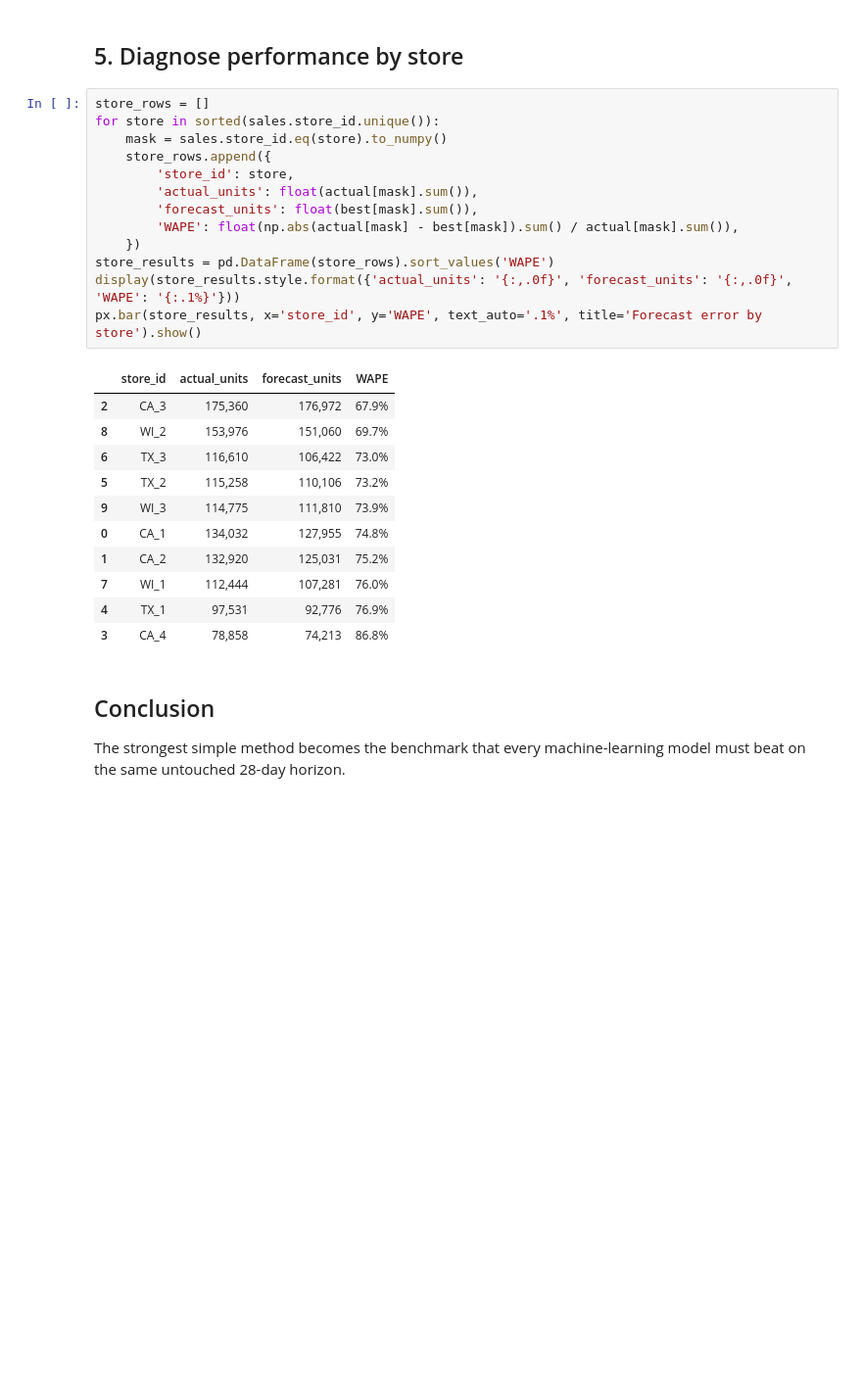
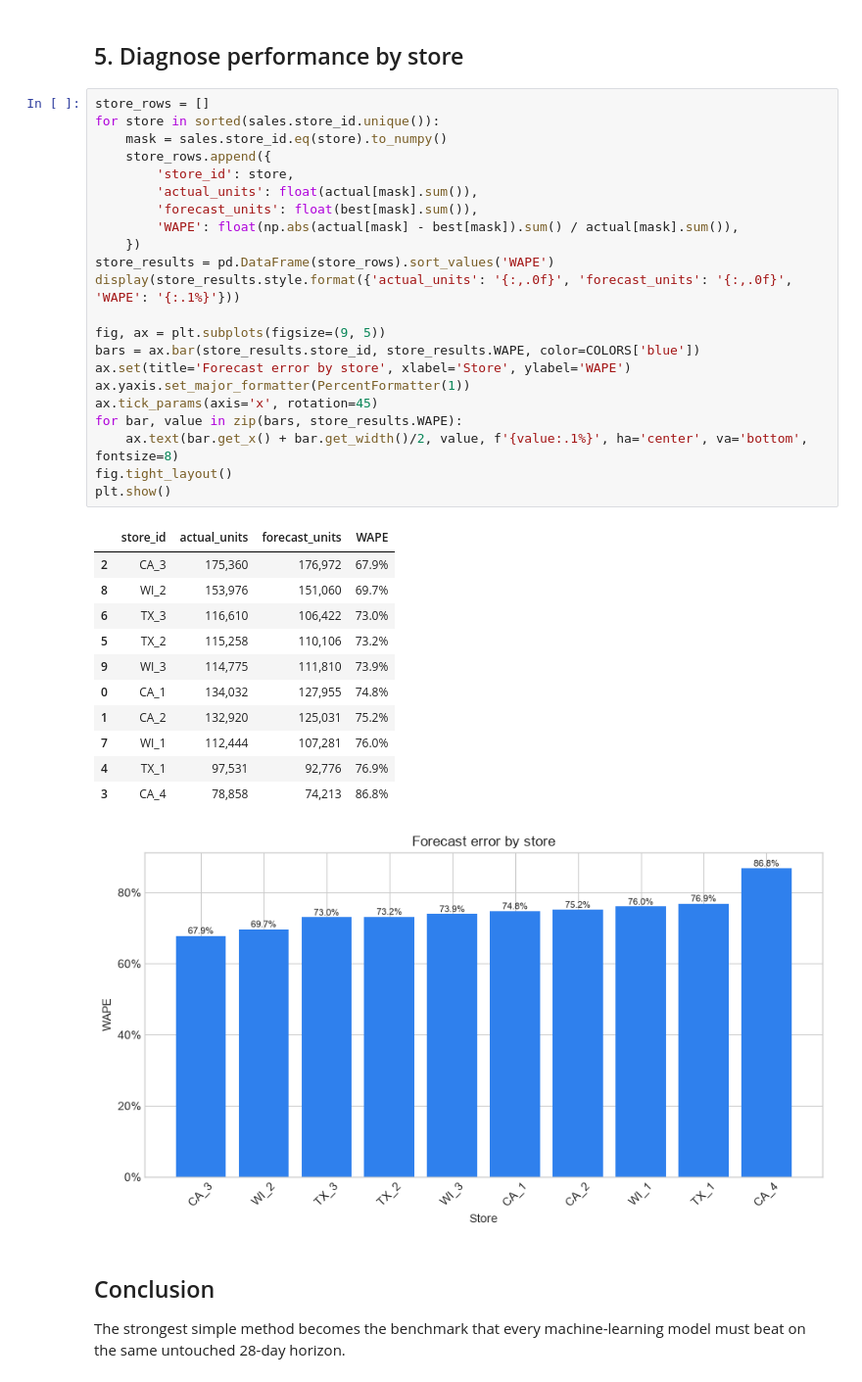
Before and after one commit to ericmavigo/retail-demand-forecasting, a Jupyter notebook: notebooks/01_m5_demand_forecasting.ipynb, the cells around one changed output. Shown at 98% size. Drawn from its saved outputs; the diff is of its cells as text; blank space fills up the shorter version.

```diff
--- a/notebooks/01_m5_demand_forecasting.ipynb
+++ b/notebooks/01_m5_demand_forecasting.ipynb
@@ -123,28 +151,38 @@ px.bar(results.sort_values('WAPE', ascending=False), x='WAPE', y='model', orient
 # %%
 store_rows = []
 for store in sorted(sales.store_id.unique()):
     mask = sales.store_id.eq(store).to_numpy()
     store_rows.append({
         'store_id': store,
         'actual_units': float(actual[mask].sum()),
         'forecast_units': float(best[mask].sum()),
         'WAPE': float(np.abs(actual[mask] - best[mask]).sum() / actual[mask].sum()),
     })
 store_results = pd.DataFrame(store_rows).sort_values('WAPE')
 display(store_results.style.format({'actual_units': '{:,.0f}', 'forecast_units': '{:,.0f}', 'WAPE': '{:.1%}'}))
-px.bar(store_results, x='store_id', y='WAPE', text_auto='.1%', title='Forecast error by store').show()
+
+fig, ax = plt.subplots(figsize=(9, 5))
+bars = ax.bar(store_results.store_id, store_results.WAPE, color=COLORS['blue'])
+ax.set(title='Forecast error by store', xlabel='Store', ylabel='WAPE')
+ax.yaxis.set_major_formatter(PercentFormatter(1))
+ax.tick_params(axis='x', rotation=45)
+for bar, value in zip(bars, store_results.WAPE):
+    ax.text(bar.get_x() + bar.get_width()/2, value, f'{value:.1%}', ha='center', va='bottom', fontsize=8)
+fig.tight_layout()
+plt.show()
 # %% [output]
 |  | store_id | actual_units | forecast_units | WAPE |
 | 2 | CA_3 | 175,360 | 176,972 | 67.9% |
 | 8 | WI_2 | 153,976 | 151,060 | 69.7% |
 | 6 | TX_3 | 116,610 | 106,422 | 73.0% |
 | 5 | TX_2 | 115,258 | 110,106 | 73.2% |
 | 9 | WI_3 | 114,775 | 111,810 | 73.9% |
 | 0 | CA_1 | 134,032 | 127,955 | 74.8% |
 | 1 | CA_2 | 132,920 | 125,031 | 75.2% |
 | 7 | WI_1 | 112,444 | 107,281 | 76.0% |
 | 4 | TX_1 | 97,531 | 92,776 | 76.9% |
 | 3 | CA_4 | 78,858 | 74,213 | 86.8% |
+[figure, added]
 # %% [markdown]
 ## Conclusion
 The strongest simple method becomes the benchmark that every machine-learning model must beat on the same untouched 28-day horizon.
```
Also changed, not shown: parts of 3 cells of this notebook, 4 other files.
